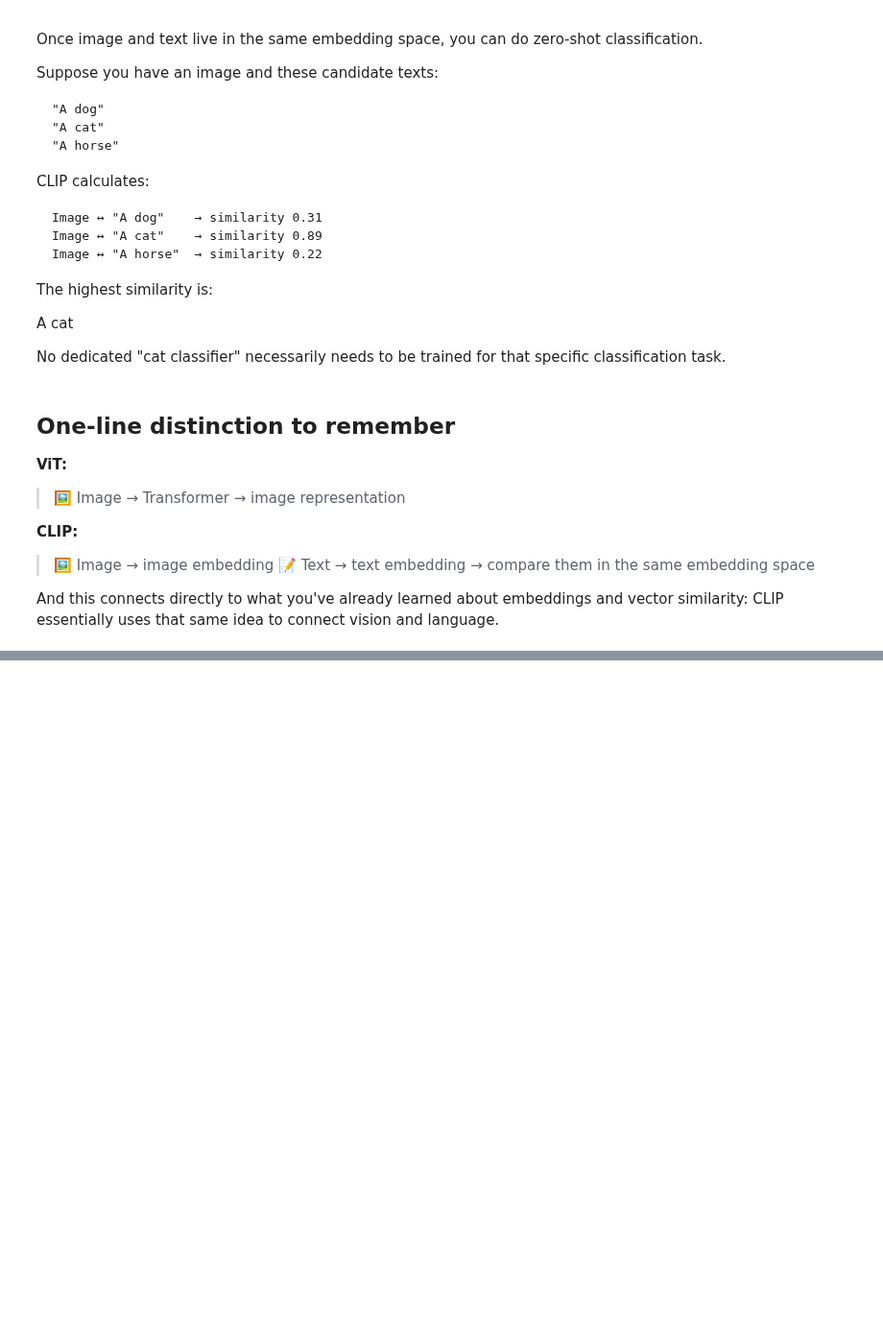
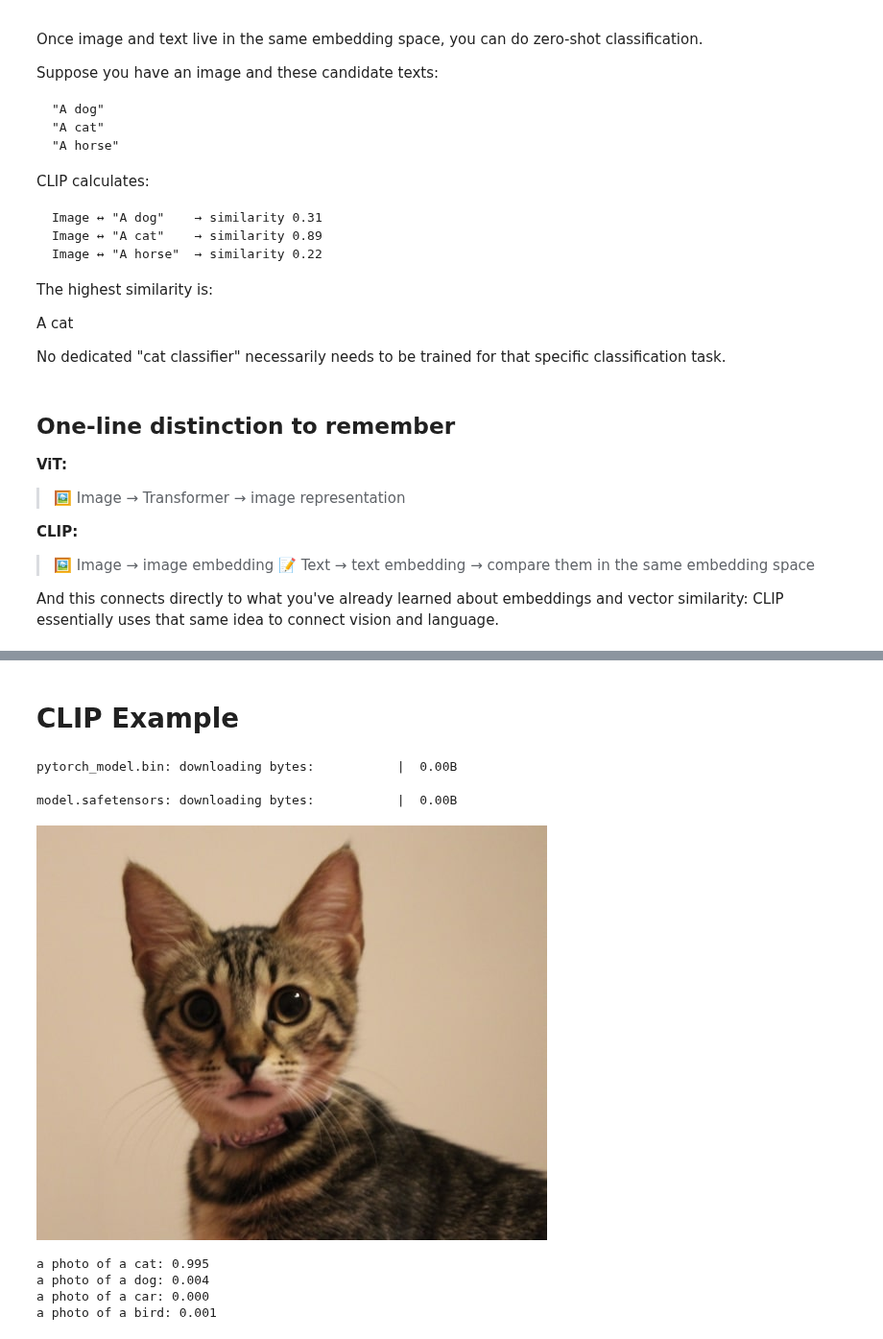
Before and after one commit to rajkgoel/AW-Internet-Sales1, a Jupyter notebook: ViT_&_CLIP.ipynb, the cells around one changed output, grey strips where cells are left out. Shown at 96% size. Cells and saved outputs as stored; diff of their text form; code cells hidden in the pictures; blank space fills up the shorter version.

```diff
--- a/ViT_&_CLIP.ipynb
+++ b/ViT_&_CLIP.ipynb
@@ -319,0 +379,48 @@ And this connects directly to what you've already learned about embeddings and v
+# %% [markdown]
+# CLIP Example
+# %%
+from transformers import CLIPProcessor, CLIPModel
+from PIL import Image
+import requests
+
+model = CLIPModel.from_pretrained("openai/clip-vit-base-patch32")
+
+processor = CLIPProcessor.from_pretrained("openai/clip-vit-base-patch32")
+# %% [output]
+pytorch_model.bin: downloading bytes:           |  0.00B
+model.safetensors: downloading bytes:           |  0.00B
+# %%
+# Load an image
+url = "https://huggingface.co/datasets/huggingface/documentation-images/resolve/main/transformers/tasks/cat.jpg"
+
+image = Image.open(requests.get(url, stream=True).raw)
+image
+# %% [output]
+[figure, added]
+# %%
+texts = [
+    "a photo of a cat",
+    "a photo of a dog",
+    "a photo of a car",
+    "a photo of a bird"
+]
+
+# Process both image and text
+inputs = processor(
+    text=texts,
+    images=image,
+    return_tensors="pt",
+    padding=True
+)
+
+outputs = model(**inputs)
+
+probs = outputs.logits_per_image.softmax(dim=1)
+
+for text, probability in zip(texts, probs[0]):
+    print(f"{text}: {probability.item():.3f}")
+# %% [output]
+a photo of a cat: 0.995
+a photo of a dog: 0.004
+a photo of a car: 0.000
+a photo of a bird: 0.001
```
Also changed, not shown: parts of 5 cells of this notebook.
